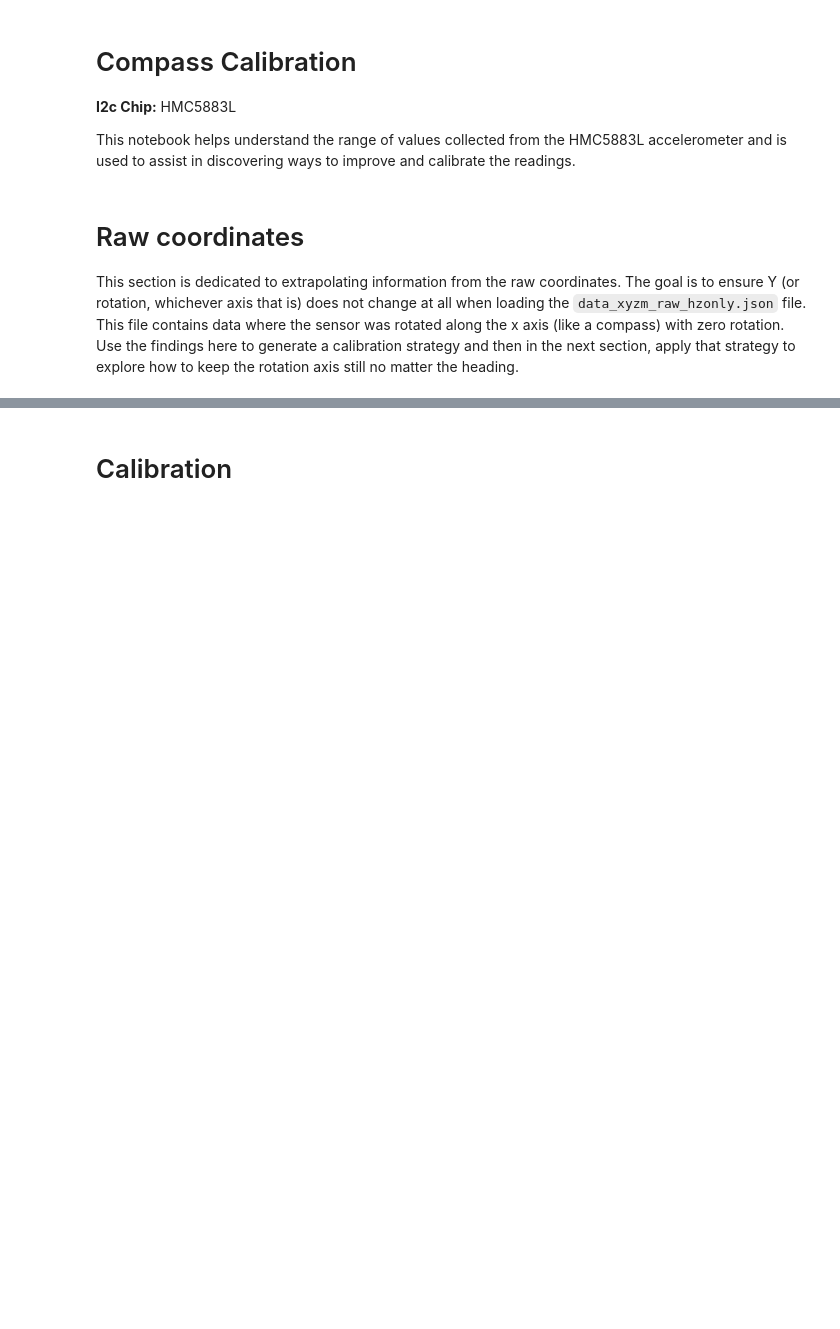
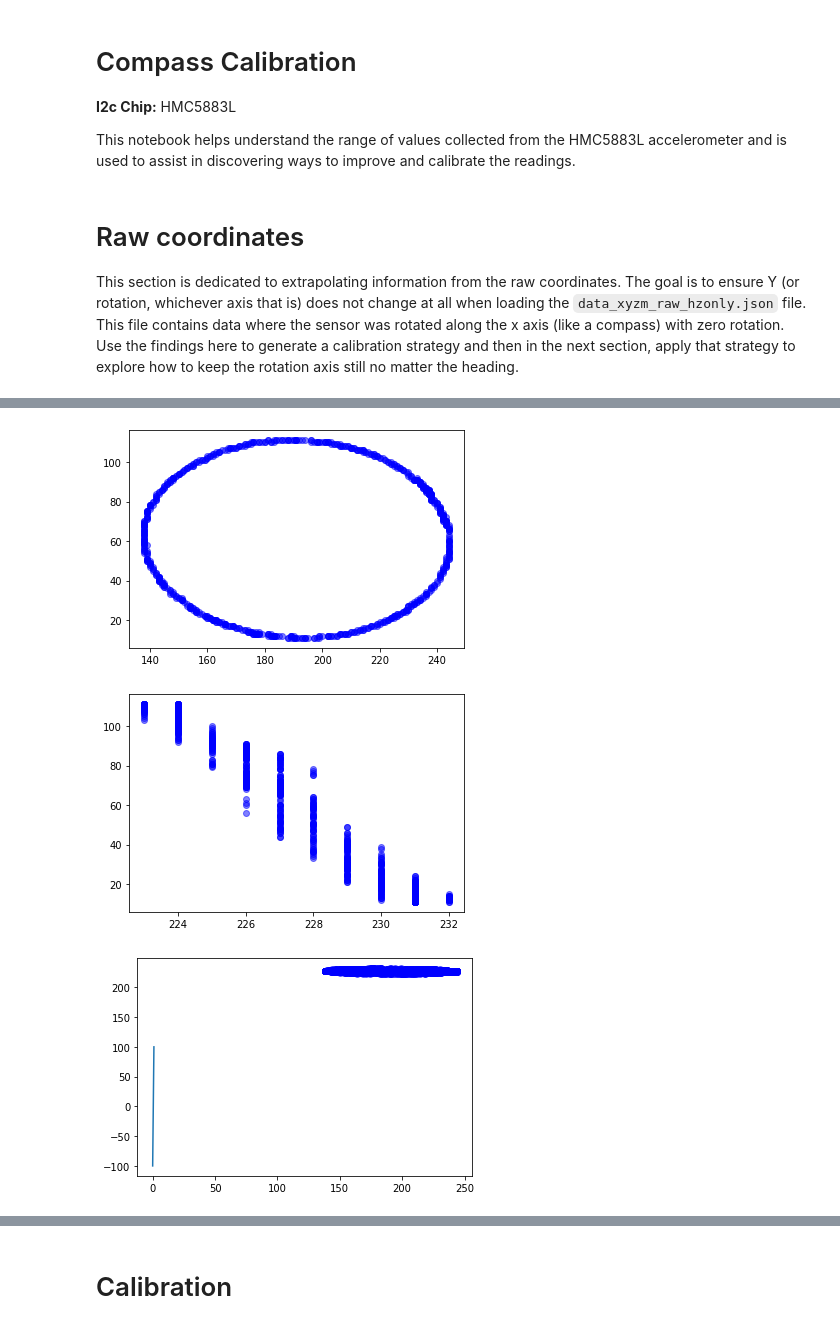
Before and after one commit to SharpCoder/bbot, a Jupyter notebook: bbot-jupyter/compass-calibration.ipynb, the cells around one changed output, grey strips where cells are left out. Cells and saved outputs as stored; diff of their text form; code cells hidden in the pictures; blank space fills up the shorter version.

```diff
--- a/bbot-jupyter/compass-calibration.ipynb
+++ b/bbot-jupyter/compass-calibration.ipynb
@@ -13,14 +13,3 @@ import math
-# %%
-def load_data(path):
-    with open(path) as f:
-        data = json.load(f)
-    arr = np.asarray(data, dtype=np.float32)
-    x = arr[:,0] + 25
-    y = arr[:,1] + 252
-    z = arr[:,2] + 16
-    t = arr[:,3]
-
-    return (x,y,z,t)
 # %% [markdown]
 # Raw coordinates
 
@@ -91,3 +75,34 @@ plt.show()
+# %%
+def load_data(path, x_offset=191, y_offset=321, z_offset=19, perc=1.0):
+    with open(path) as f:
+        data = json.load(f)
+    data = random.sample(data, int(len(data) * perc))
+    arr = np.asarray(data, dtype=np.float32)
+    arr = arr[np.argsort(arr[:, 3])]
+    x = arr[:,0] + x_offset
+    y = arr[:,1] + y_offset
+    z = arr[:,2] + z_offset
+    t = arr[:,3]
+
+    return (x,y,z,t)
+
+x_offset, y_offset, z_offset = 200.0, 369.0, 70.0 #50.0, 197.0, 21.0
+x,y,z,t = load_data('data_xyzm_raw_hzonly.json', x_offset=x_offset, y_offset=y_offset, z_offset=z_offset, perc=1.0)
+
+# There is a positive correlation between heading and x/z
+plt.scatter(x, z, alpha=0.5, color='blue')
+plt.show()
+
+plt.scatter(y, z, alpha=0.5, color='blue')
+plt.show()
+
+plt.scatter(x, y, alpha=0.5, color='blue')
+plt.plot([-100,100])
+plt.show()
+# %% [output]
+[figure, added]
+[figure, added]
+[figure, added]
 # %%
 # Determine the heading for each point
 headings = []
```
Also changed, not shown: parts of 19 cells of this notebook, 9 other files.
